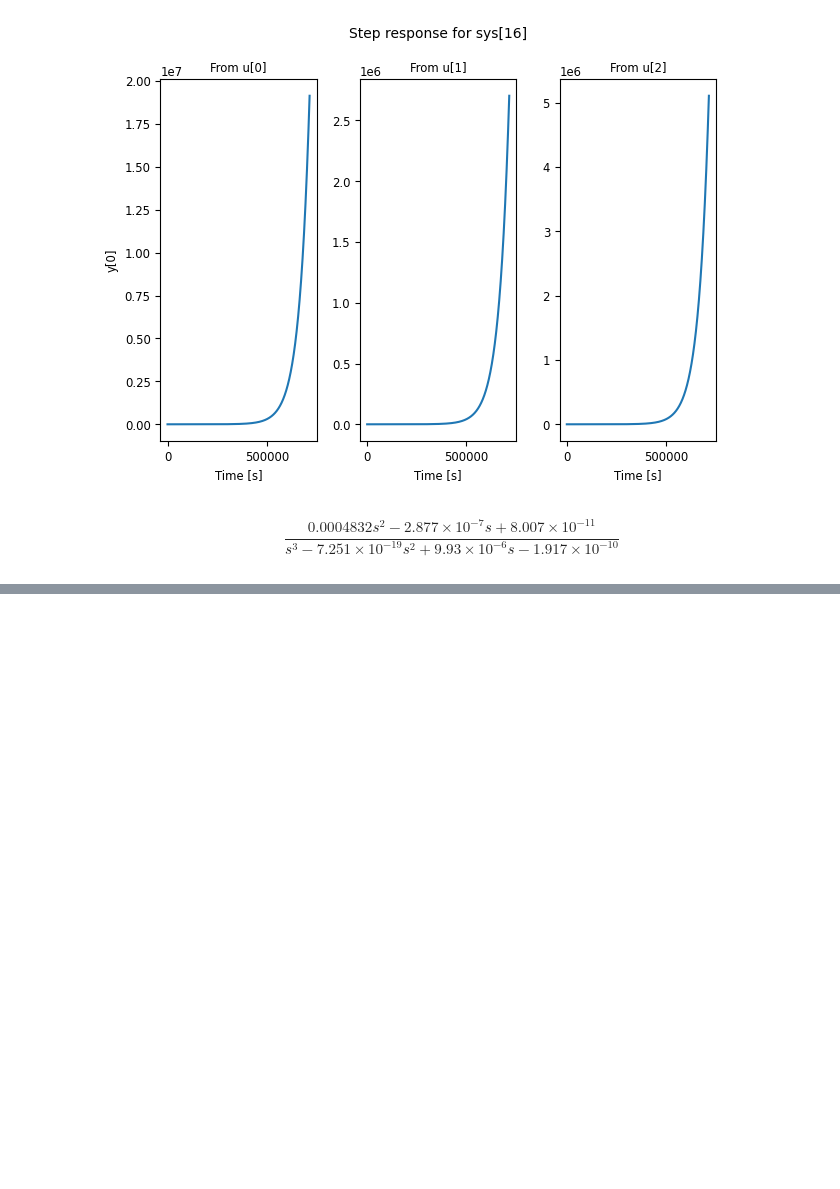
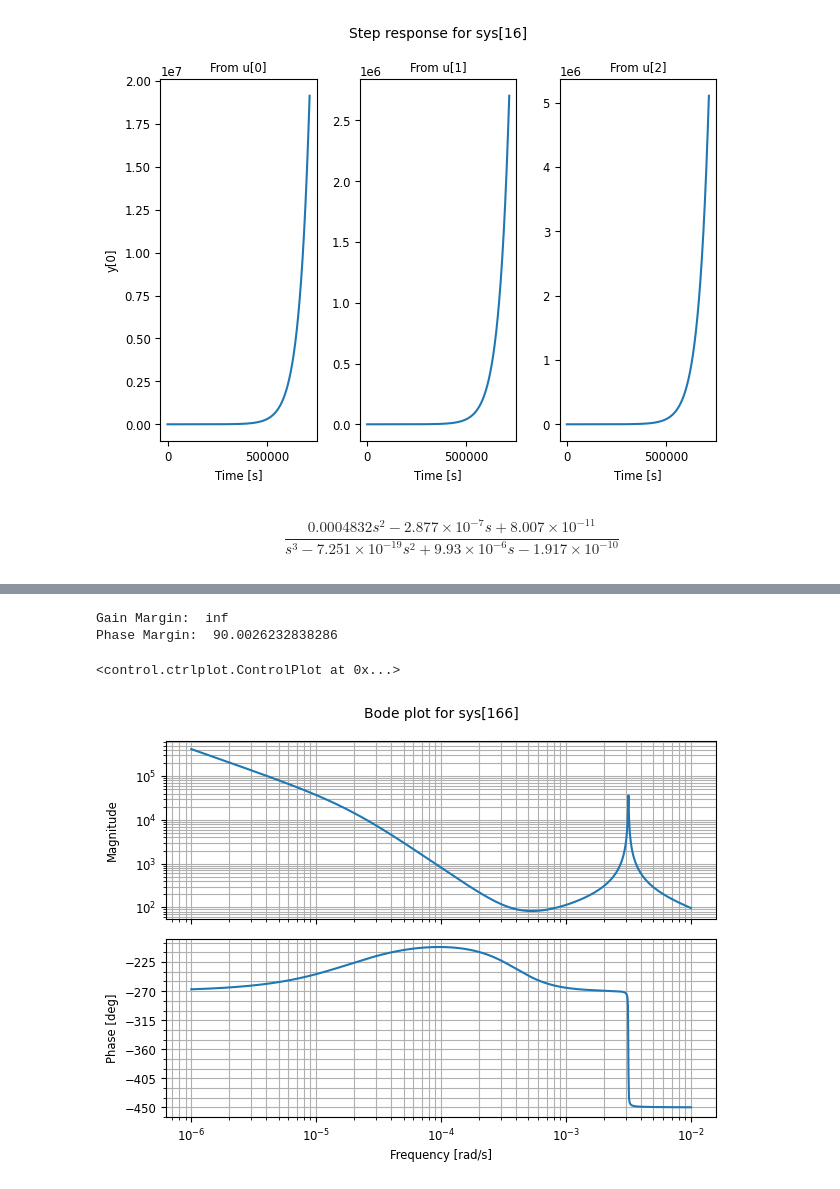
Before and after one commit to BAmercury/satellite_sim_cpp, a Jupyter notebook: analysis/linear_model.ipynb, the cells around one changed output, grey strips where cells are left out. Cells and saved outputs as stored; diff of their text form; code cells hidden in the pictures; blank space fills up the shorter version.

```diff
--- a/analysis/linear_model.ipynb
+++ b/analysis/linear_model.ipynb
@@ -296,0 +293,12 @@ $$\frac{1800 s + 800}{s}$$
+# %%
+sys_ol_y = sys_y*control_tf
+gm, pm, wcg, wcp = control.margin(sys_ol_y)
+print("Gain Margin: ", gm)
+print("Phase Margin: ", pm)
+
+control.bode_plot(sys_ol_y)
+# %% [output]
+Gain Margin:  inf
+Phase Margin:  90.0026232838286
+<control.ctrlplot.ControlPlot at 0x...>
+[figure, added]
```
Also changed, not shown: parts of 3 cells of this notebook.
